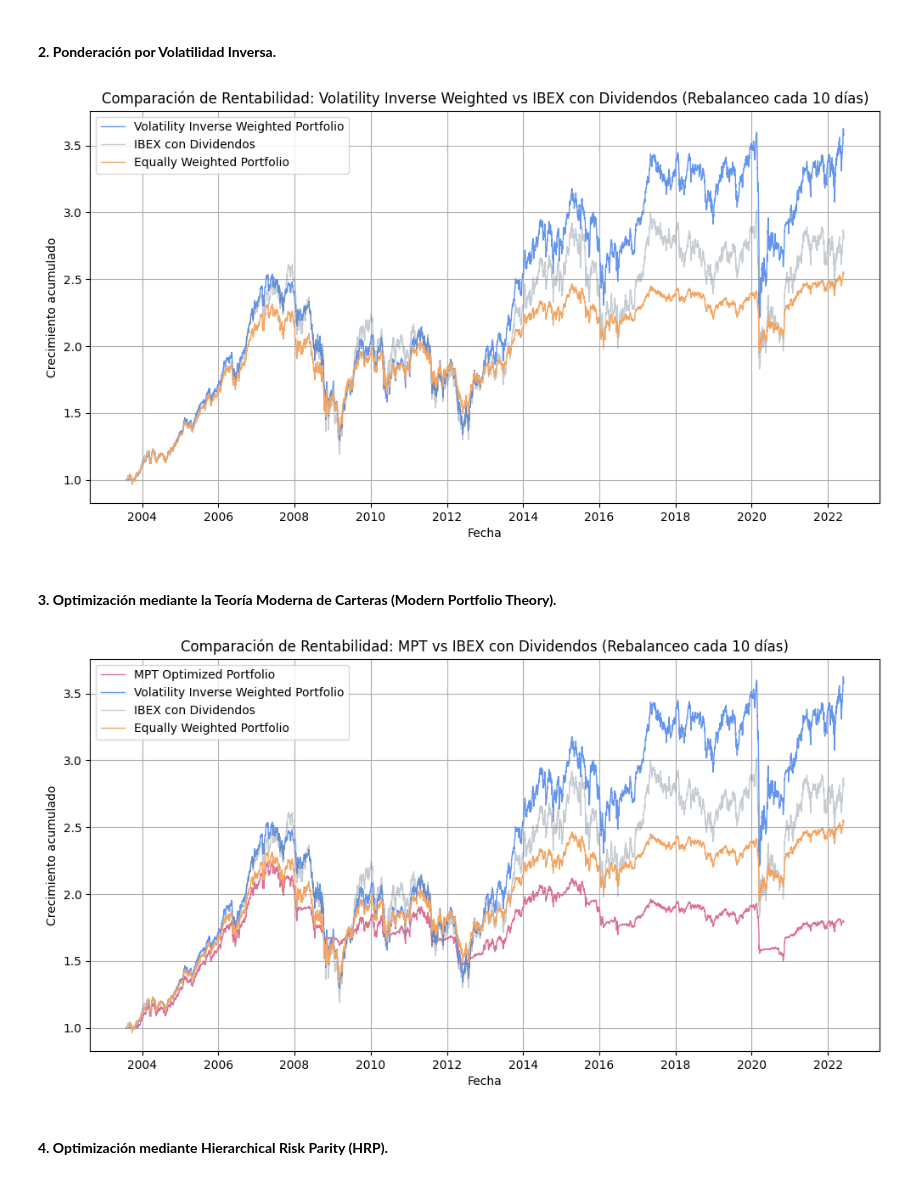
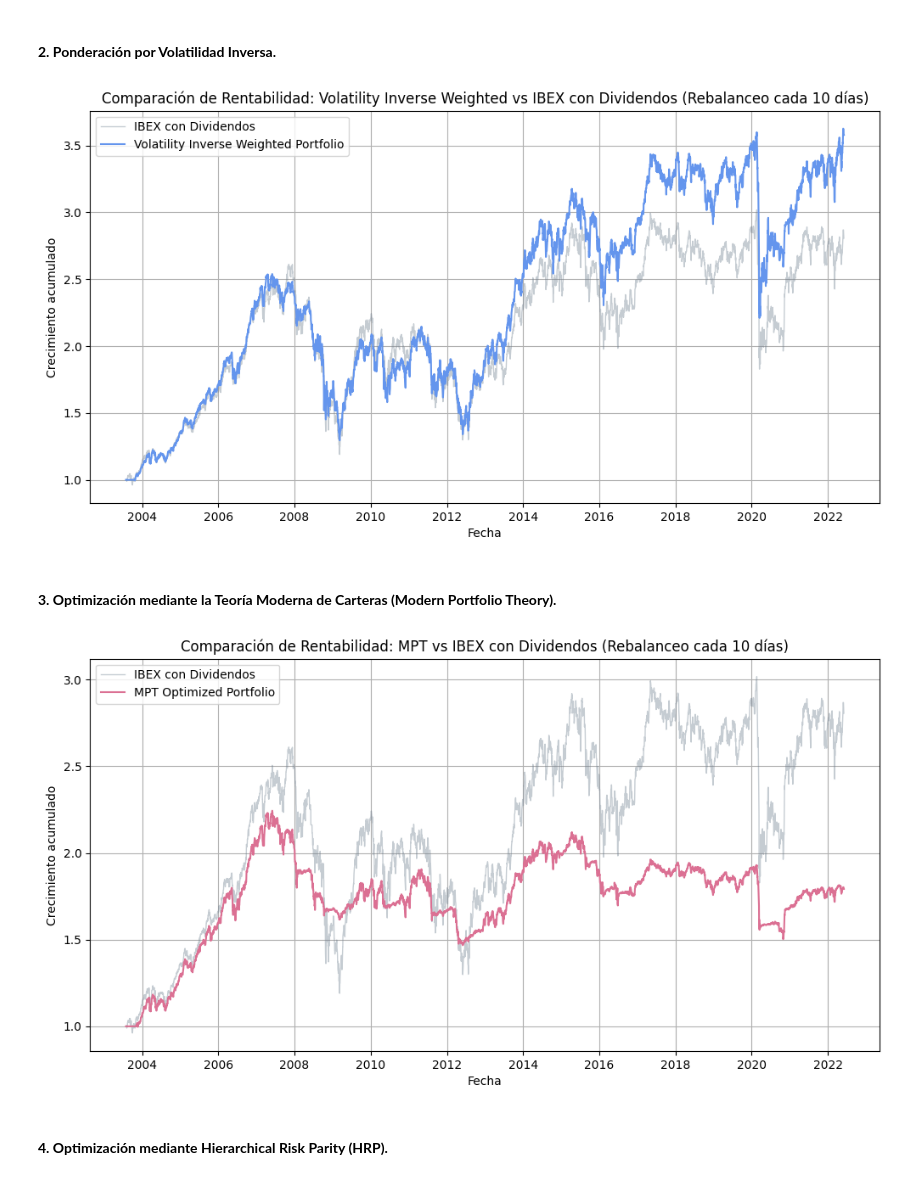
Before and after one commit to lucia-corsan/IAA-Finance, a Jupyter notebook: Labs/Lab 2/Lab2.ipynb, the cells around one changed output. Cells and saved outputs as stored; diff of their text form; code cells hidden in the pictures.

```diff
--- a/Labs/Lab 2/Lab2.ipynb
+++ b/Labs/Lab 2/Lab2.ipynb
@@ -759,9 +740,8 @@ ibex_div_cum = (1 + ibex_div_data.pct_change()).cumprod()
 # %%
 # Visualizar los resultados
 plt.figure(figsize=(12, 6))
-plt.plot(vol_inv_cum, label="Volatility Inverse Weighted Portfolio", linestyle="-", color="cornflowerblue", linewidth=1)
-plt.plot(ibex_div_cum, label="IBEX con Dividendos", linestyle="-", color="slategray", linewidth=1, alpha=0.4)
-plt.plot(equal_weighted_cum, label="Equally Weighted Portfolio", linestyle="-", color="sandybrown", linewidth=1)
+plt.plot(ibex_div_cum, label="IBEX con Dividendos", linestyle="-", color="slategrey", linewidth=1, alpha=0.4)
+plt.plot(vol_inv_cum, label="Volatility Inverse Weighted Portfolio", linestyle="-", color="cornflowerblue", linewidth=1.5)
 
 plt.legend()
 plt.title("Comparación de Rentabilidad: Volatility Inverse Weighted vs IBEX con Dividendos (Rebalanceo cada 10 días)")
@@ -770,7 +750,7 @@ plt.ylabel("Crecimiento acumulado")
 plt.grid(True)
 plt.show()
 # %% [output]
-[figure, old version]
+[figure, new version]
 # %% [markdown]
 #### **3. Optimización mediante la Teoría Moderna de Carteras (Modern Portfolio Theory).**
 # %%
@@ -847,19 +828,17 @@ ibex_div_cum = (1 + ibex_div_data.pct_change()).cumprod()
 # %%
 # Visualizar los resultados
 plt.figure(figsize=(12, 6))
-plt.plot(mpt_cum, label="MPT Optimized Portfolio", linestyle="-", color="palevioletred", linewidth=1)
-plt.plot(vol_inv_cum, label="Volatility Inverse Weighted Portfolio", linestyle="-", color="cornflowerblue", linewidth=1)
-plt.plot(ibex_div_cum, label="IBEX con Dividendos", linestyle="-", color="slategray", linewidth=1, alpha=0.4)
-plt.plot(equal_weighted_cum, label="Equally Weighted Portfolio", linestyle="-", color="sandybrown", linewidth=1)
+plt.plot(ibex_div_cum, label="IBEX con Dividendos", linestyle="-", color="slategrey", linewidth=1, alpha=0.4)
+plt.plot(mpt_cum, label="MPT Optimized Portfolio", linestyle="-", color="palevioletred", linewidth=1.5)
 
 plt.legend()
 plt.title("Comparación de Rentabilidad: MPT vs IBEX con Dividendos (Rebalanceo cada 10 días)")
 plt.xlabel("Fecha")
 plt.ylabel("Crecimiento acumulado")
 plt.grid(True)
 plt.show()
 # %% [output]
-[figure, old version]
+[figure, new version]
 # %% [markdown]
 #### **4. Optimización mediante Hierarchical Risk Parity (HRP).**
 # %%
```
Also changed, not shown: parts of 9 cells of this notebook.
